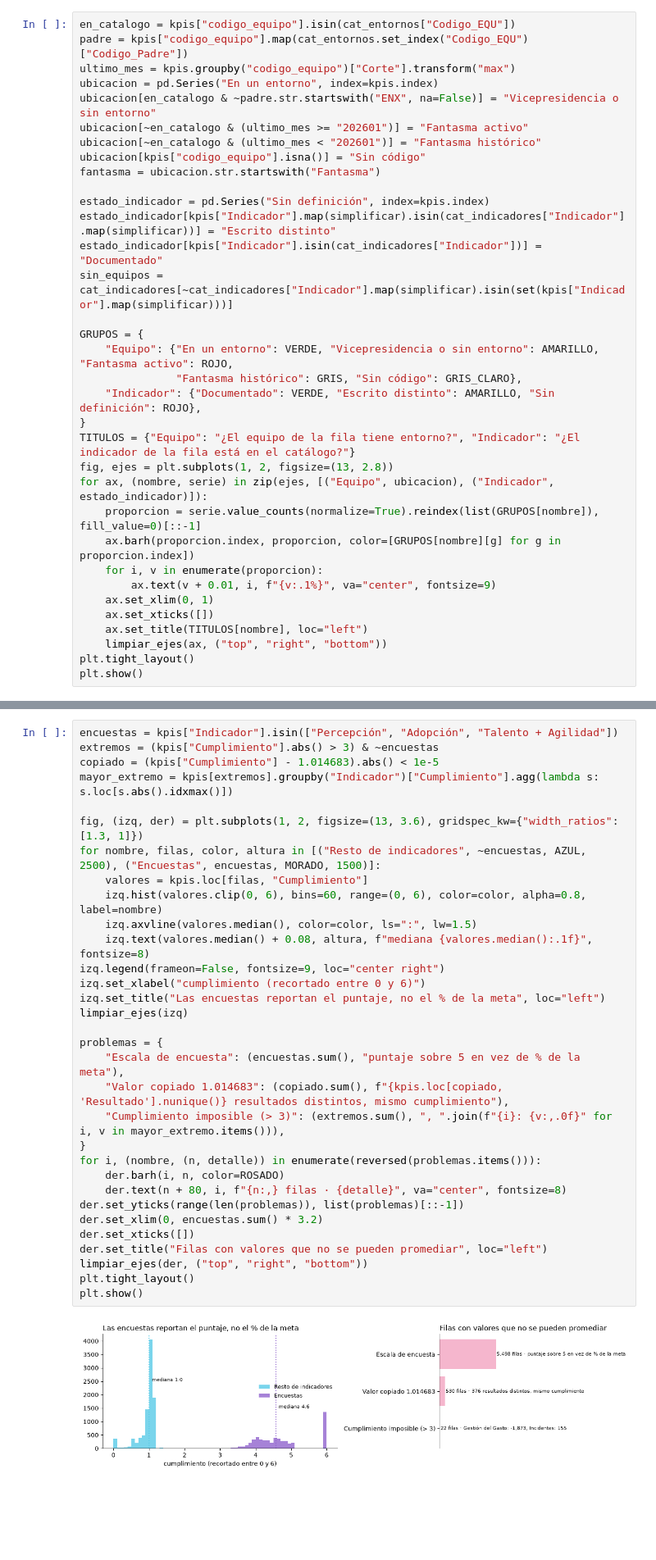
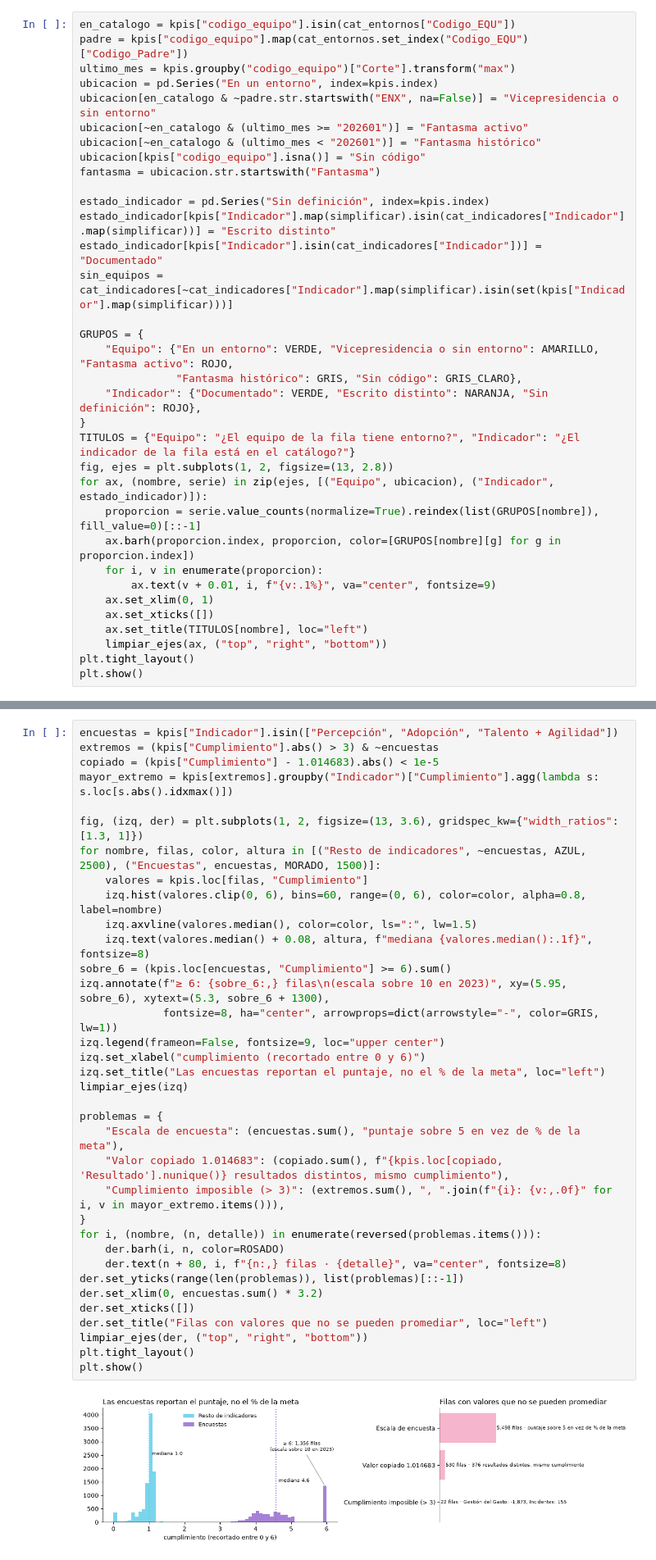
Before and after one commit to santiagoneusa/cib-de-technical-interview, a Jupyter notebook: 1_experimentacion/notebooks/1_3_evaluacion_calidad.ipynb, the cells around one changed output, grey strips where cells are left out. Shown at 82% size. Saved outputs shown, nothing was run; the diff lists cells and outputs as text; blank space fills up the shorter version.

Commit message:
1.3: etiqueta de valores recortados en encuestas, color consistente y limpieza; README: 57% de filas sin indicador registrado
Co-Authored-By: Claude Opus 5.5 <noreply@anthropic.com>

```diff
--- a/1_experimentacion/notebooks/1_3_evaluacion_calidad.ipynb
+++ b/1_experimentacion/notebooks/1_3_evaluacion_calidad.ipynb
@@ -201,7 +200,7 @@ sin_equipos = cat_indicadores[~cat_indicadores["Indicador"].map(simplificar).isi
 GRUPOS = {
     "Equipo": {"En un entorno": VERDE, "Vicepresidencia o sin entorno": AMARILLO, "Fantasma activo": ROJO,
                "Fantasma histórico": GRIS, "Sin código": GRIS_CLARO},
-    "Indicador": {"Documentado": VERDE, "Escrito distinto": AMARILLO, "Sin definición": ROJO},
+    "Indicador": {"Documentado": VERDE, "Escrito distinto": NARANJA, "Sin definición": ROJO},
 }
 TITULOS = {"Equipo": "¿El equipo de la fila tiene entorno?", "Indicador": "¿El indicador de la fila está en el catálogo?"}
 fig, ejes = plt.subplots(1, 2, figsize=(13, 2.8))
@@ -225,35 +224,38 @@ encuestas = kpis["Indicador"].isin(["Percepción", "Adopción", "Talento + Agili
 extremos = (kpis["Cumplimiento"].abs() > 3) & ~encuestas
 copiado = (kpis["Cumplimiento"] - 1.014683).abs() < 1e-5
 mayor_extremo = kpis[extremos].groupby("Indicador")["Cumplimiento"].agg(lambda s: s.loc[s.abs().idxmax()])
 
 fig, (izq, der) = plt.subplots(1, 2, figsize=(13, 3.6), gridspec_kw={"width_ratios": [1.3, 1]})
 for nombre, filas, color, altura in [("Resto de indicadores", ~encuestas, AZUL, 2500), ("Encuestas", encuestas, MORADO, 1500)]:
     valores = kpis.loc[filas, "Cumplimiento"]
     izq.hist(valores.clip(0, 6), bins=60, range=(0, 6), color=color, alpha=0.8, label=nombre)
     izq.axvline(valores.median(), color=color, ls=":", lw=1.5)
     izq.text(valores.median() + 0.08, altura, f"mediana {valores.median():.1f}", fontsize=8)
-izq.legend(frameon=False, fontsize=9, loc="center right")
+sobre_6 = (kpis.loc[encuestas, "Cumplimiento"] >= 6).sum()
+izq.annotate(f"≥ 6: {sobre_6:,} filas\n(escala sobre 10 en 2023)", xy=(5.95, sobre_6), xytext=(5.3, sobre_6 + 1300),
+             fontsize=8, ha="center", arrowprops=dict(arrowstyle="-", color=GRIS, lw=1))
+izq.legend(frameon=False, fontsize=9, loc="upper center")
 izq.set_xlabel("cumplimiento (recortado entre 0 y 6)")
 izq.set_title("Las encuestas reportan el puntaje, no el % de la meta", loc="left")
 limpiar_ejes(izq)
 
 problemas = {
     "Escala de encuesta": (encuestas.sum(), "puntaje sobre 5 en vez de % de la meta"),
     "Valor copiado 1.014683": (copiado.sum(), f"{kpis.loc[copiado, 'Resultado'].nunique()} resultados distintos, mismo cumplimiento"),
     "Cumplimiento imposible (> 3)": (extremos.sum(), ", ".join(f"{i}: {v:,.0f}" for i, v in mayor_extremo.items())),
 }
 for i, (nombre, (n, detalle)) in enumerate(reversed(problemas.items())):
     der.barh(i, n, color=ROSADO)
     der.text(n + 80, i, f"{n:,} filas · {detalle}", va="center", fontsize=8)
 der.set_yticks(range(len(problemas)), list(problemas)[::-1])
 der.set_xlim(0, encuestas.sum() * 3.2)
 der.set_xticks([])
 der.set_title("Filas con valores que no se pueden promediar", loc="left")
 limpiar_ejes(der, ("top", "right", "bottom"))
 plt.tight_layout()
 plt.show()
 # %% [output]
-[figure, old version]
+[figure, new version]
 # %% [markdown]
 ## 1.3.f Registro de calidad
 
```
Also changed, not shown: parts of 2 cells of this notebook, 1 other file.
